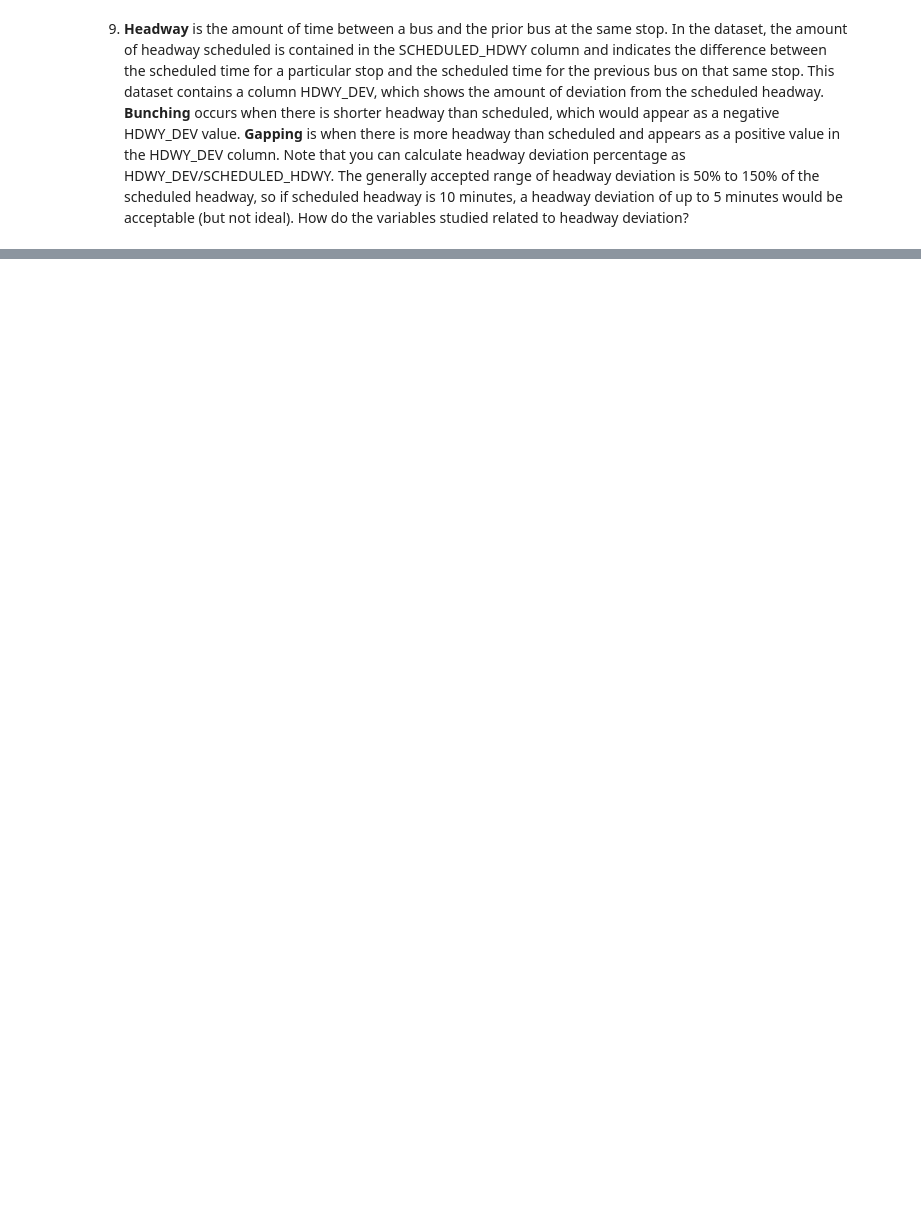
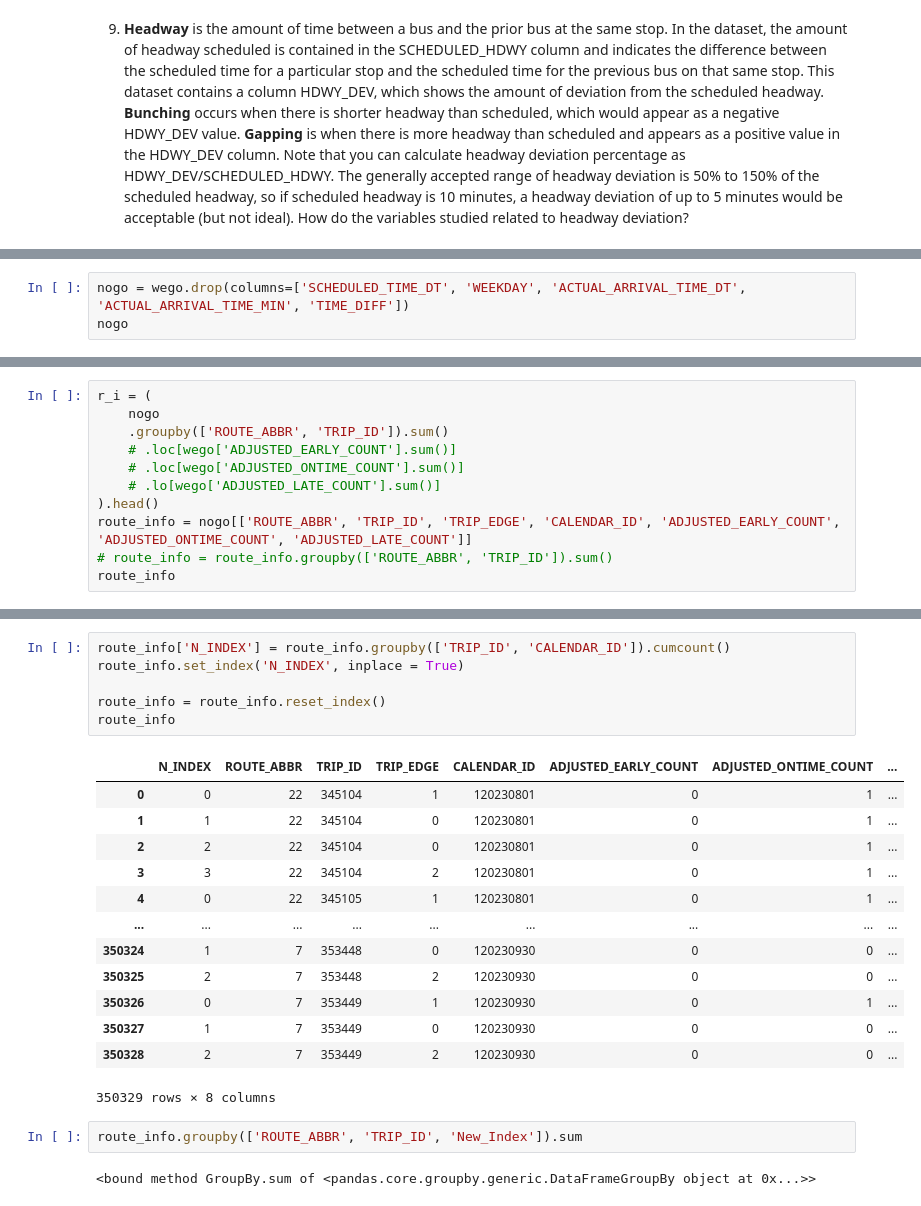
Before and after one commit to Isiybelle/wego-analysis, a Jupyter notebook: notebooks/Wego Project.ipynb, the cells around one changed output, grey strips where cells are left out. Cells and saved outputs as stored; diff of their text form; blank space fills up the shorter version.

```diff
--- a/notebooks/Wego Project.ipynb
+++ b/notebooks/Wego Project.ipynb
@@ -847,0 +988,3 @@ How do the variables studied related to headway deviation?
+# %%
+nogo = wego.drop(columns=['SCHEDULED_TIME_DT', 'WEEKDAY', 'ACTUAL_ARRIVAL_TIME_DT', 'ACTUAL_ARRIVAL_TIME_MIN', 'TIME_DIFF'])
+nogo
@@ -847,0 +1021,11 @@ How do the variables studied related to headway deviation?
+# %%
+r_i = (
+    nogo
+    .groupby(['ROUTE_ABBR', 'TRIP_ID']).sum()
+    # .loc[wego['ADJUSTED_EARLY_COUNT'].sum()]
+    # .loc[wego['ADJUSTED_ONTIME_COUNT'].sum()]
+    # .lo[wego['ADJUSTED_LATE_COUNT'].sum()]
+).head()
+route_info = nogo[['ROUTE_ABBR', 'TRIP_ID', 'TRIP_EDGE', 'CALENDAR_ID', 'ADJUSTED_EARLY_COUNT', 'ADJUSTED_ONTIME_COUNT', 'ADJUSTED_LATE_COUNT']]
+# route_info = route_info.groupby(['ROUTE_ABBR', 'TRIP_ID']).sum()
+route_info
@@ -847,0 +1046,24 @@ How do the variables studied related to headway deviation?
+# %%
+route_info['N_INDEX'] = route_info.groupby(['TRIP_ID', 'CALENDAR_ID']).cumcount()
+route_info.set_index('N_INDEX', inplace = True)
+
+route_info = route_info.reset_index()
+route_info
+# %% [output]
+|  | N_INDEX | ROUTE_ABBR | TRIP_ID | TRIP_EDGE | CALENDAR_ID | ADJUSTED_EARLY_COUNT | ADJUSTED_ONTIME_COUNT | ... |
+| 0 | 0 | 22 | 345104 | 1 | 120230801 | 0 | 1 | ... |
+| 1 | 1 | 22 | 345104 | 0 | 120230801 | 0 | 1 | ... |
+| 2 | 2 | 22 | 345104 | 0 | 120230801 | 0 | 1 | ... |
+| 3 | 3 | 22 | 345104 | 2 | 120230801 | 0 | 1 | ... |
+| 4 | 0 | 22 | 345105 | 1 | 120230801 | 0 | 1 | ... |
+| ... | ... | ... | ... | ... | ... | ... | ... | ... |
+| 350324 | 1 | 7 | 353448 | 0 | 120230930 | 0 | 0 | ... |
+| 350325 | 2 | 7 | 353448 | 2 | 120230930 | 0 | 0 | ... |
+| 350326 | 0 | 7 | 353449 | 1 | 120230930 | 0 | 1 | ... |
+| 350327 | 1 | 7 | 353449 | 0 | 120230930 | 0 | 0 | ... |
+| 350328 | 2 | 7 | 353449 | 2 | 120230930 | 0 | 0 | ... |
+350329 rows × 8 columns
+# %%
+route_info.groupby(['ROUTE_ABBR', 'TRIP_ID', 'New_Index']).sum
+# %% [output]
+<bound method GroupBy.sum of <pandas.core.groupby.generic.DataFrameGroupBy object at 0x...>>
```
Also changed, not shown: parts of 18 cells of this notebook, 1 other file.
